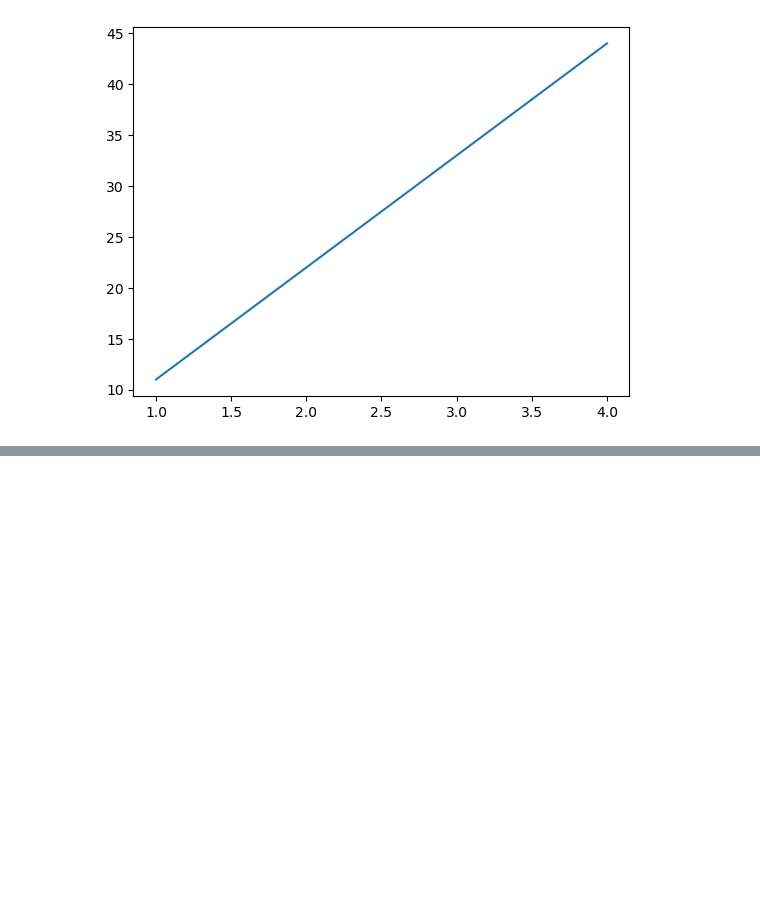
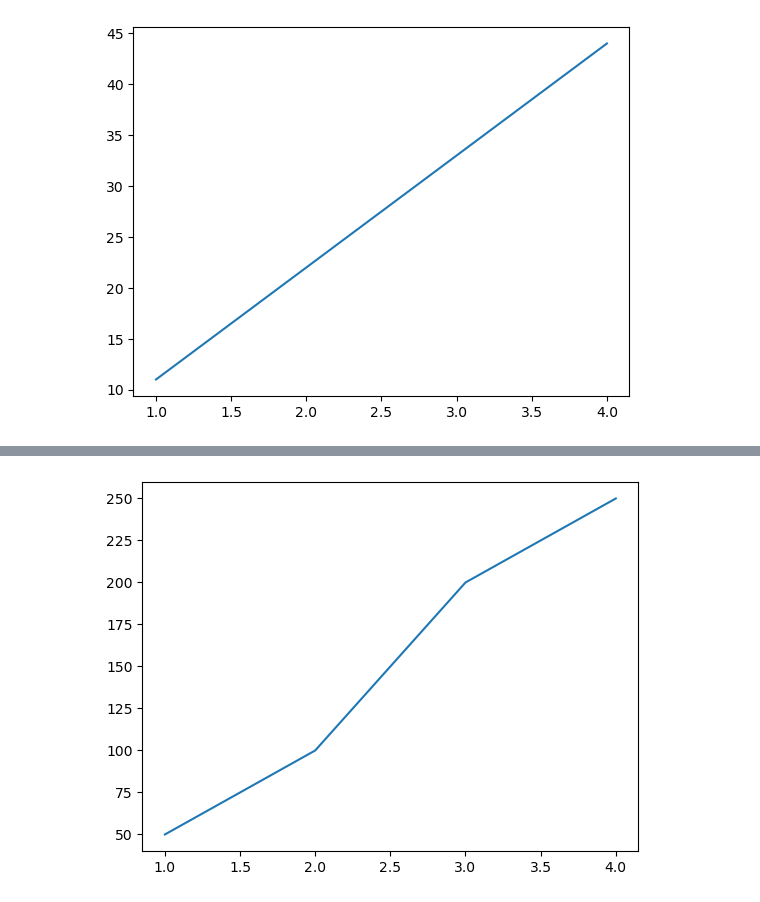
Before and after one commit to kaushikvishwakarma/AI-ML, a Jupyter notebook: Introduction to Matplotlib.ipynb, the cells around one changed output, grey strips where cells are left out. Cells and saved outputs as stored; diff of their text form; code cells hidden in the pictures; blank space fills up the shorter version.

```diff
--- a/Introduction to Matplotlib.ipynb
+++ b/Introduction to Matplotlib.ipynb
@@ -33,0 +46,6 @@ plt.plot(x,y)
+# %%
+#3rd method (recommended)
+fig,ax=plt.subplots()
+ax.plot(x,[50,100,200,250]);
+# %% [output]
+[figure, added]
```
Also changed, not shown: parts of 5 cells of this notebook, 5 other files.
